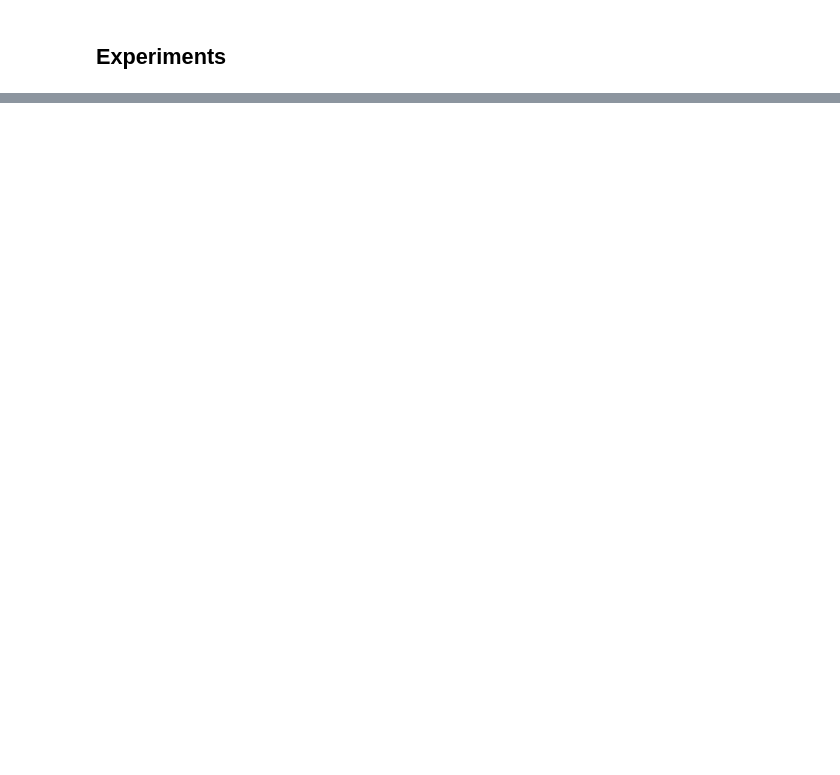
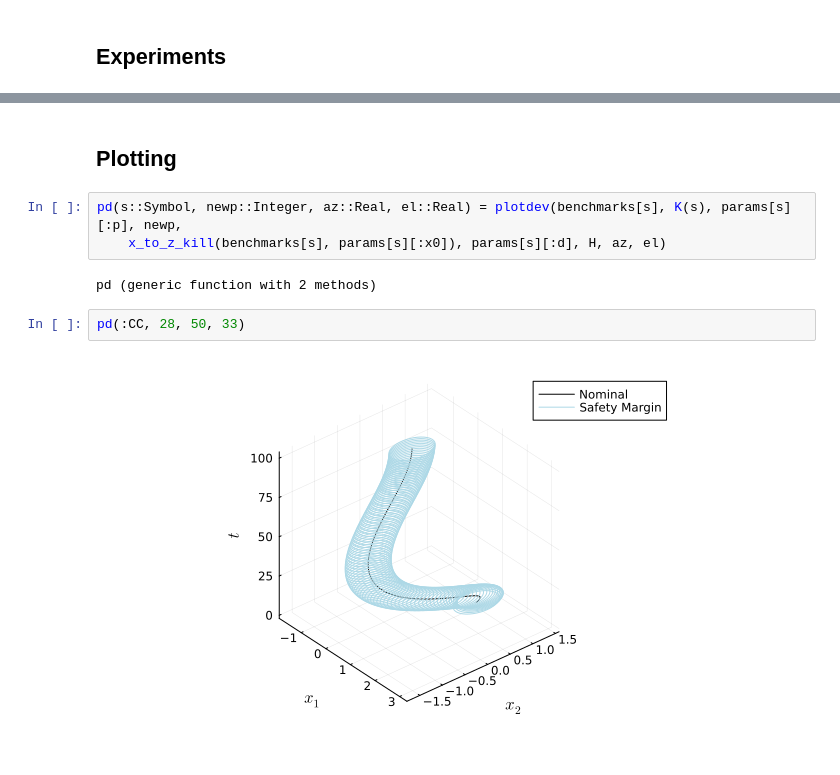
Before and after one commit to shengjiex98-papers/rtcsa-23-period-boosting, a Jupyter notebook: src/main.ipynb, the cells around one changed output, grey strips where cells are left out. Cells and saved outputs as stored; diff of their text form; blank space fills up the shorter version.

```diff
--- a/src/main.ipynb
+++ b/src/main.ipynb
@@ -158,0 +212,11 @@ end
+# %% [markdown]
+## Plotting
+# %%
+pd(s::Symbol, newp::Integer, az::Real, el::Real) = plotdev(benchmarks[s], K(s), params[s][:p], newp,
+	x_to_z_kill(benchmarks[s], params[s][:x0]), params[s][:d], H, az, el)
+# %% [output]
+pd (generic function with 2 methods)
+# %%
+pd(:CC, 28, 50, 33)
+# %% [output]
+[figure, added]
```
Also changed, not shown: parts of 18 cells of this notebook, 19 other files.
